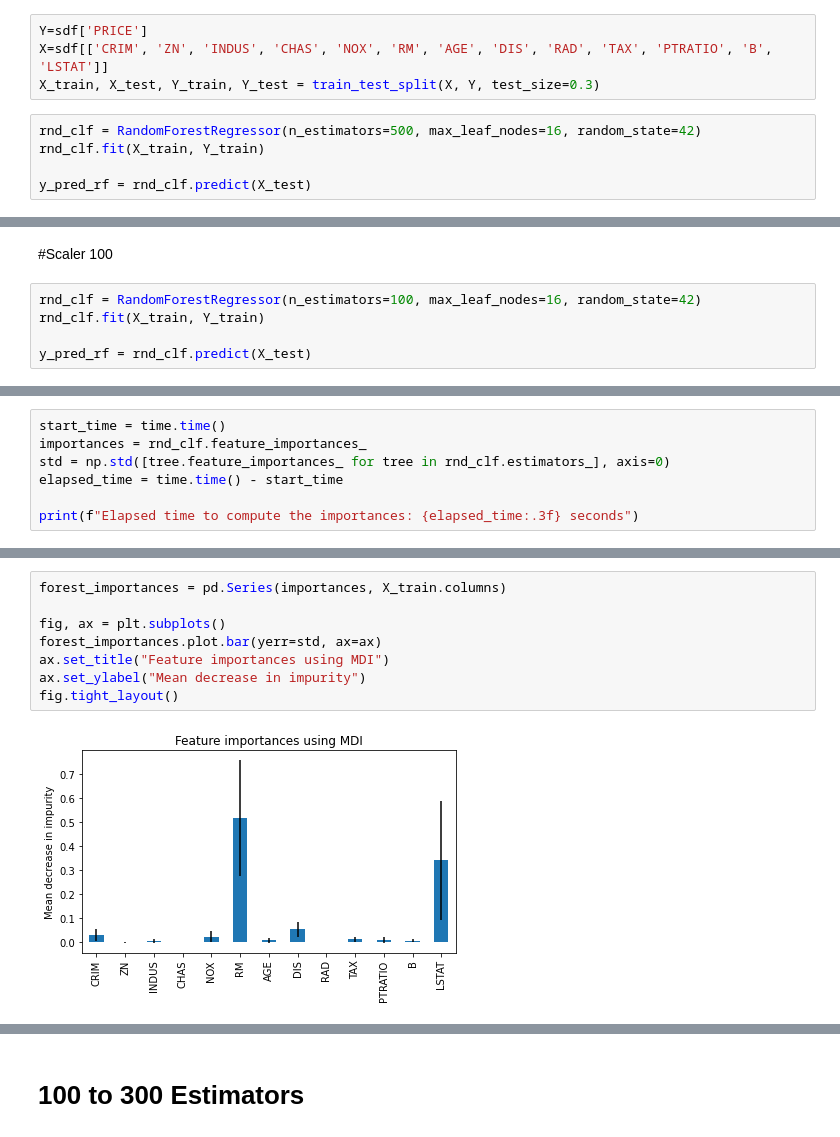
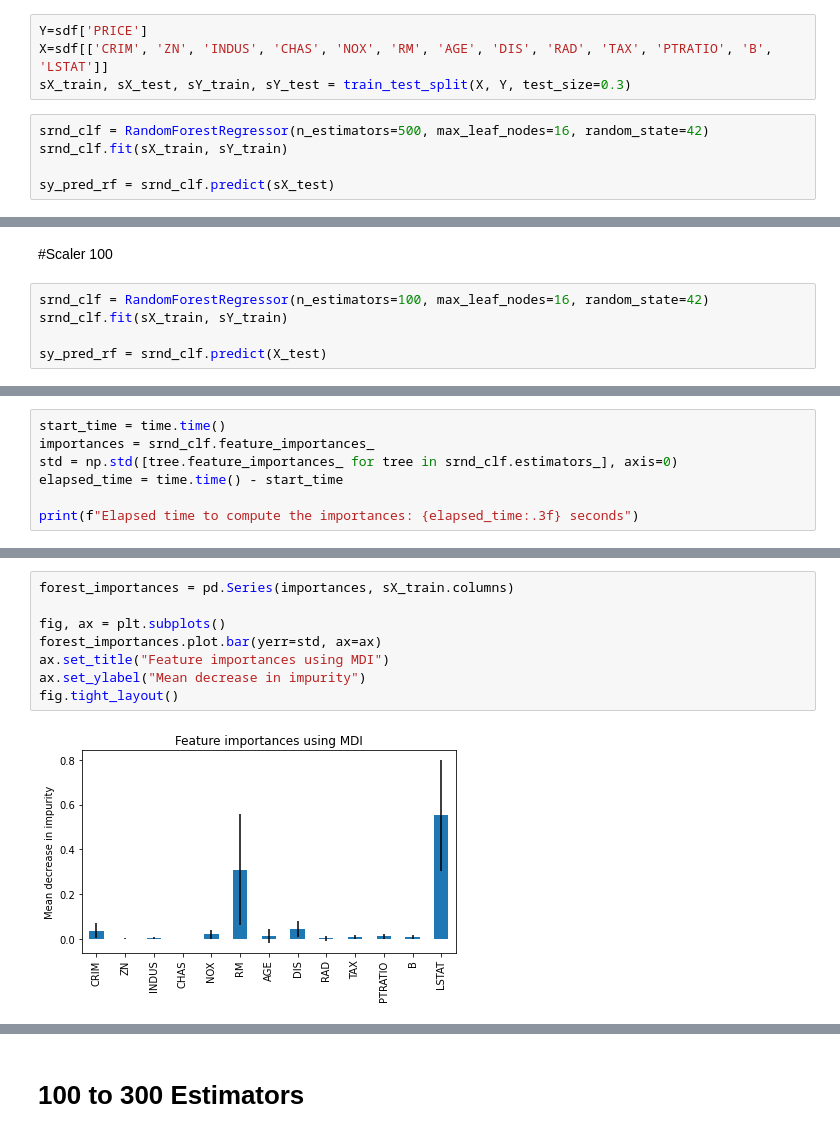
Before and after one commit to samp3209/MachineLearning, a Jupyter notebook: randomforesterassignment.ipynb, the cells around one changed output, grey strips where cells are left out. Drawn from its saved outputs; the diff is of its cells as text.

```diff
--- a/randomforesterassignment.ipynb
+++ b/randomforesterassignment.ipynb
@@ -120,9 +120,9 @@ sdf
 # %%
 Y=sdf['PRICE']
 X=sdf[['CRIM', 'ZN', 'INDUS', 'CHAS', 'NOX', 'RM', 'AGE', 'DIS', 'RAD', 'TAX', 'PTRATIO', 'B', 'LSTAT']]
-X_train, X_test, Y_train, Y_test = train_test_split(X, Y, test_size=0.3)
+sX_train, sX_test, sY_train, sY_test = train_test_split(X, Y, test_size=0.3)
 # %%
-rnd_clf = RandomForestRegressor(n_estimators=500, max_leaf_nodes=16, random_state=42)
-rnd_clf.fit(X_train, Y_train)
+srnd_clf = RandomForestRegressor(n_estimators=500, max_leaf_nodes=16, random_state=42)
+srnd_clf.fit(sX_train, sY_train)
 
-y_pred_rf = rnd_clf.predict(X_test)
+sy_pred_rf = srnd_clf.predict(sX_test)
@@ -214,7 +214,7 @@ sns.histplot(data=forest_importances)
 # %% [markdown]
 #Scaler 100
 # %%
-rnd_clf = RandomForestRegressor(n_estimators=100, max_leaf_nodes=16, random_state=42)
-rnd_clf.fit(X_train, Y_train)
+srnd_clf = RandomForestRegressor(n_estimators=100, max_leaf_nodes=16, random_state=42)
+srnd_clf.fit(sX_train, sY_train)
 
-y_pred_rf = rnd_clf.predict(X_test)
+sy_pred_rf = srnd_clf.predict(X_test)
@@ -235,7 +235,7 @@ importances = rnd_clf.feature_importances_
 # %%
 start_time = time.time()
-importances = rnd_clf.feature_importances_
-std = np.std([tree.feature_importances_ for tree in rnd_clf.estimators_], axis=0)
+importances = srnd_clf.feature_importances_
+std = np.std([tree.feature_importances_ for tree in srnd_clf.estimators_], axis=0)
 elapsed_time = time.time() - start_time
 
 print(f"Elapsed time to compute the importances: {elapsed_time:.3f} seconds")
@@ -244,13 +244,13 @@ Elapsed time to compute the importances: 0.019 seconds
 # %%
-forest_importances = pd.Series(importances, X_train.columns)
+forest_importances = pd.Series(importances, sX_train.columns)
 
 fig, ax = plt.subplots()
 forest_importances.plot.bar(yerr=std, ax=ax)
 ax.set_title("Feature importances using MDI")
 ax.set_ylabel("Mean decrease in impurity")
 fig.tight_layout()
 # %% [output]
-[figure, old version]
+[figure, new version]
 # %%
 
 sns.histplot(data=forest_importances)
```
Also changed, not shown: parts of 26 cells of this notebook.
